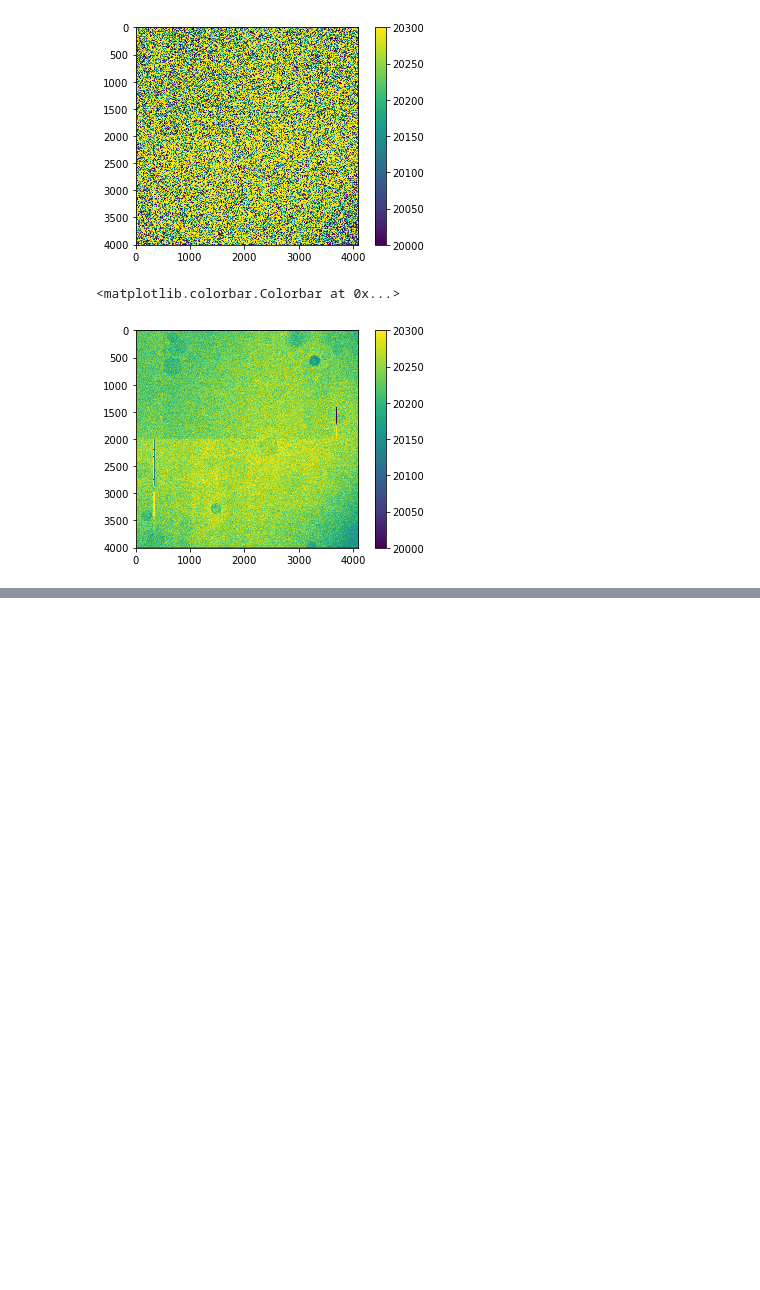
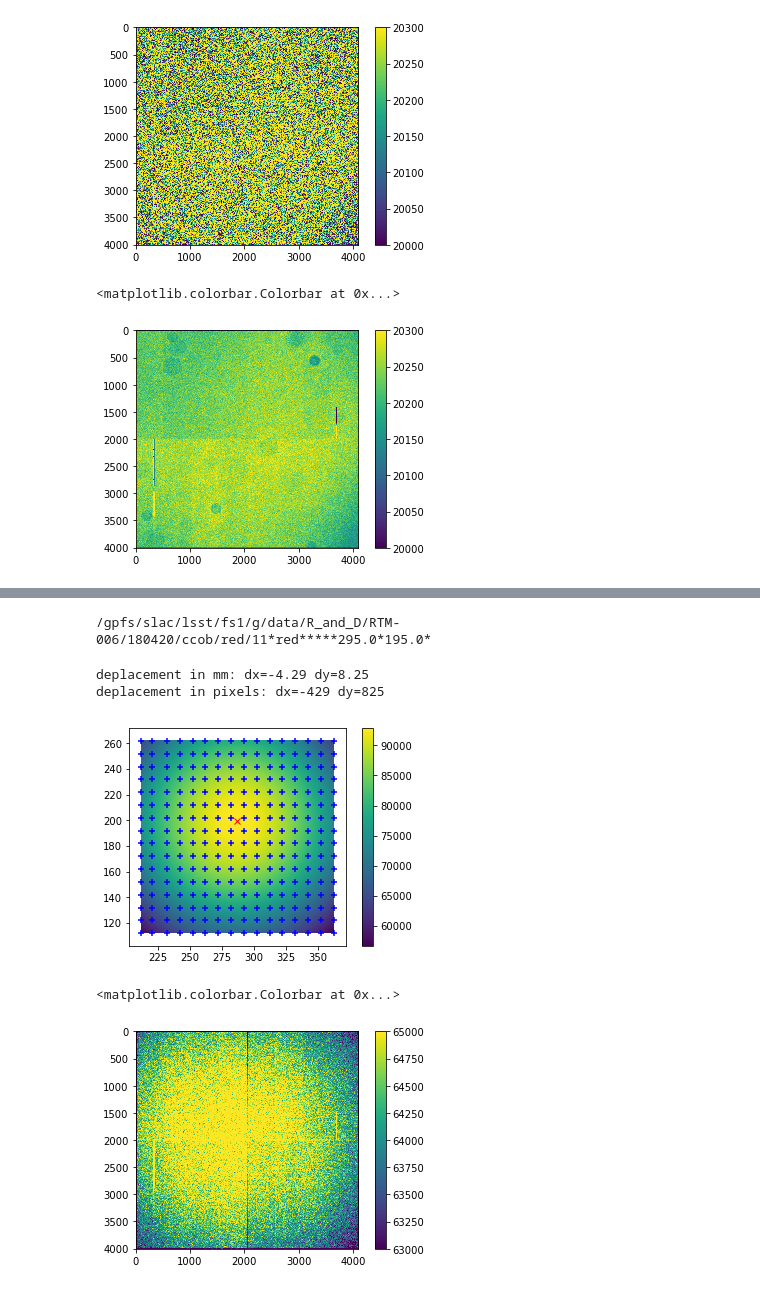
Before and after one commit to lsst-camera-dh/ccob-wb, a Jupyter notebook: notebooks/ccob_qe_analysis.ipynb, the cells around one changed output, grey strips where cells are left out. Drawn from its saved outputs; the diff is of its cells as text; code cells hidden in the pictures; blank space fills up the shorter version.

Commit message:
CCOB QE analysis class

```diff
--- a/notebooks/ccob_qe_analysis.ipynb
+++ b/notebooks/ccob_qe_analysis.ipynb
@@ -187,0 +194,7 @@ plt.colorbar()
+# %%
+config_file_beam = '../ccob_beam_recons_config.yaml'
+config_file_data = '../ccob_config_RTM-006.yaml'
+QE = qe.CcobQE(config_file_beam, config_file_data)
+# %%
+#QE.make_ccob_beam()
+QE.load_ccob_beam('/home/combet/tmp_new/red_beam_slot11_amp13_refx1000_refy256.pkl')
@@ -187,0 +215,19 @@ plt.colorbar()
+# %%
+ccd = QE.load_ccd()
+# %% [output]
+/gpfs/slac/lsst/fs1/g/data/R_and_D/RTM-006/180420/ccob/red/11*red*****295.0*195.0*
+# %%
+qe = QE.compute_QE()
+# %% [output]
+deplacement in mm: dx=-4.29 dy=8.25
+deplacement in pixels: dx=-429 dy=825
+# %%
+import matplotlib.pyplot as plt
+%matplotlib inline
+QE.beam.plot()
+plt.imshow(QE.ccd['mosaic'], vmin=63000, vmax=65000)
+plt.colorbar()
+# %% [output]
+[figure, added]
+<matplotlib.colorbar.Colorbar at 0x...>
+[figure, added]
```
Also changed, not shown: parts of 4 cells of this notebook, 4 other files.
